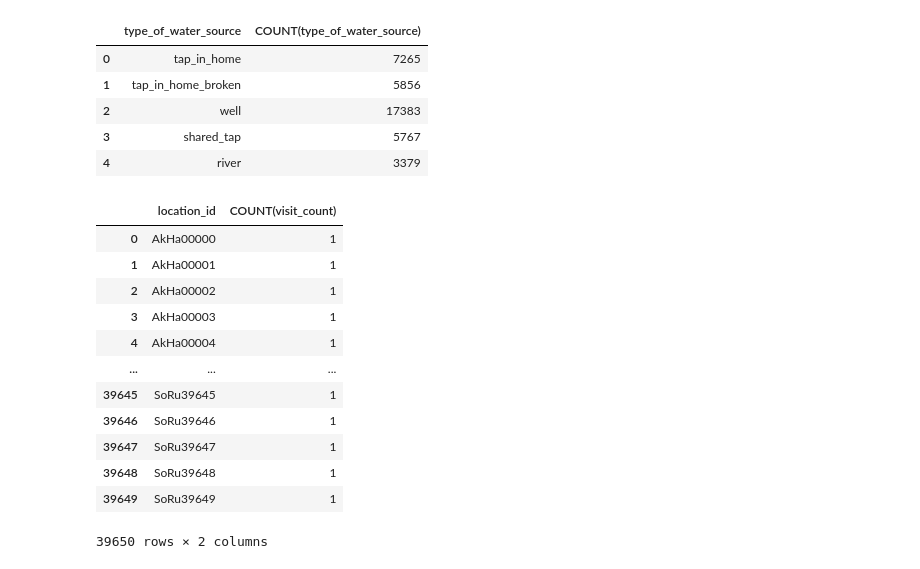
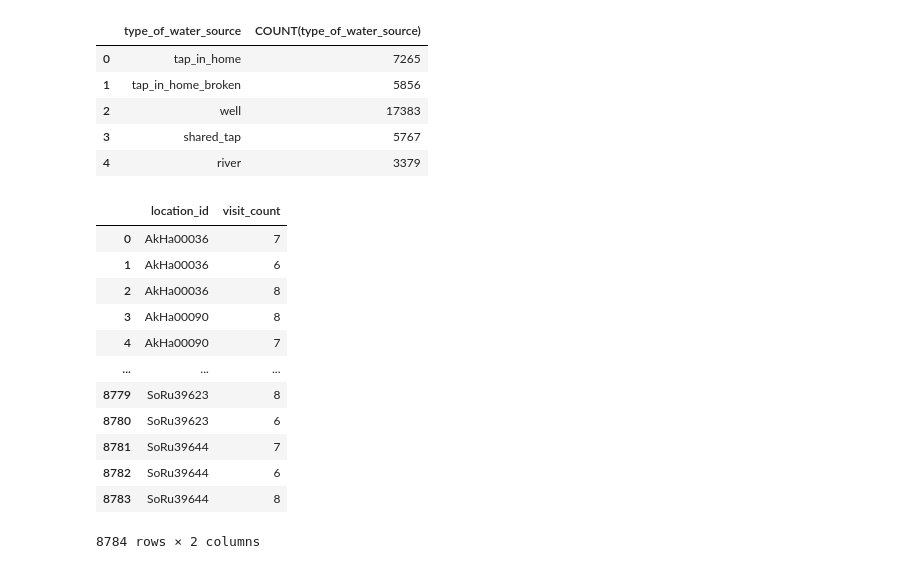
Before and after one commit to felixmuinde/Databases3.2, a Jupyter notebook: 01-assignment1.ipynb, the cells around one changed output. Drawn from its saved outputs; the diff is of its cells as text; code cells hidden in the pictures.

```diff
--- a/01-assignment1.ipynb
+++ b/01-assignment1.ipynb
@@ -174,20 +174,20 @@ df_2
 | 3 | shared_tap | 5767 |
 | 4 | river | 3379 |
 # %%
-visits = pd.read_sql_query("SELECT location_id, SUM(visit_count) FROM visits ORDEWR BY location_id", ENGINE)
+visits = pd.read_sql_query("SELECT location_id, visit_count FROM visits WHERE visit_count > 5 ORDER BY location_id", ENGINE)
 visits
 # %% [output]
-|  | location_id | COUNT(visit_count) |
-| 0 | AkHa00000 | 1 |
-| 1 | AkHa00001 | 1 |
-| 2 | AkHa00002 | 1 |
-| 3 | AkHa00003 | 1 |
-| 4 | AkHa00004 | 1 |
+|  | location_id | visit_count |
+| 0 | AkHa00036 | 7 |
+| 1 | AkHa00036 | 6 |
+| 2 | AkHa00036 | 8 |
+| 3 | AkHa00090 | 8 |
+| 4 | AkHa00090 | 7 |
 | ... | ... | ... |
-| 39645 | SoRu39645 | 1 |
-| 39646 | SoRu39646 | 1 |
-| 39647 | SoRu39647 | 1 |
-| 39648 | SoRu39648 | 1 |
-| 39649 | SoRu39649 | 1 |
+| 8779 | SoRu39623 | 8 |
+| 8780 | SoRu39623 | 6 |
+| 8781 | SoRu39644 | 7 |
+| 8782 | SoRu39644 | 6 |
+| 8783 | SoRu39644 | 8 |
-39650 rows × 2 columns
+8784 rows × 2 columns
 # %%
```
Also changed, not shown: parts of 3 cells of this notebook.
